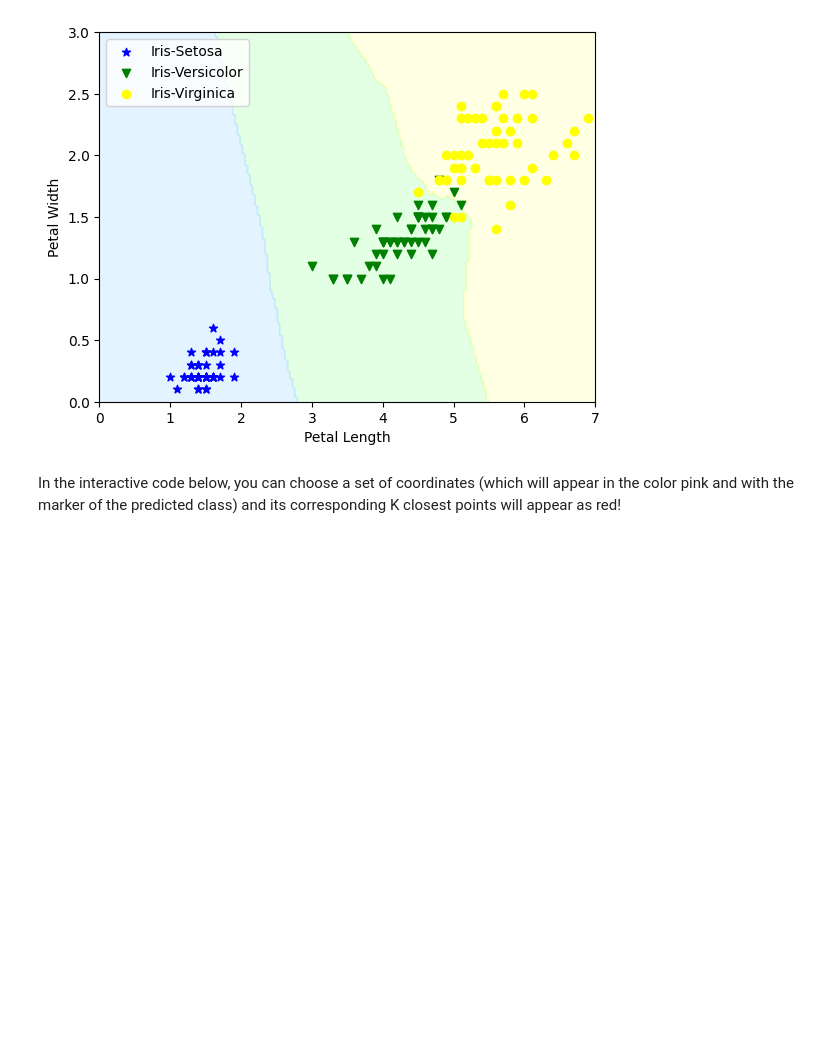
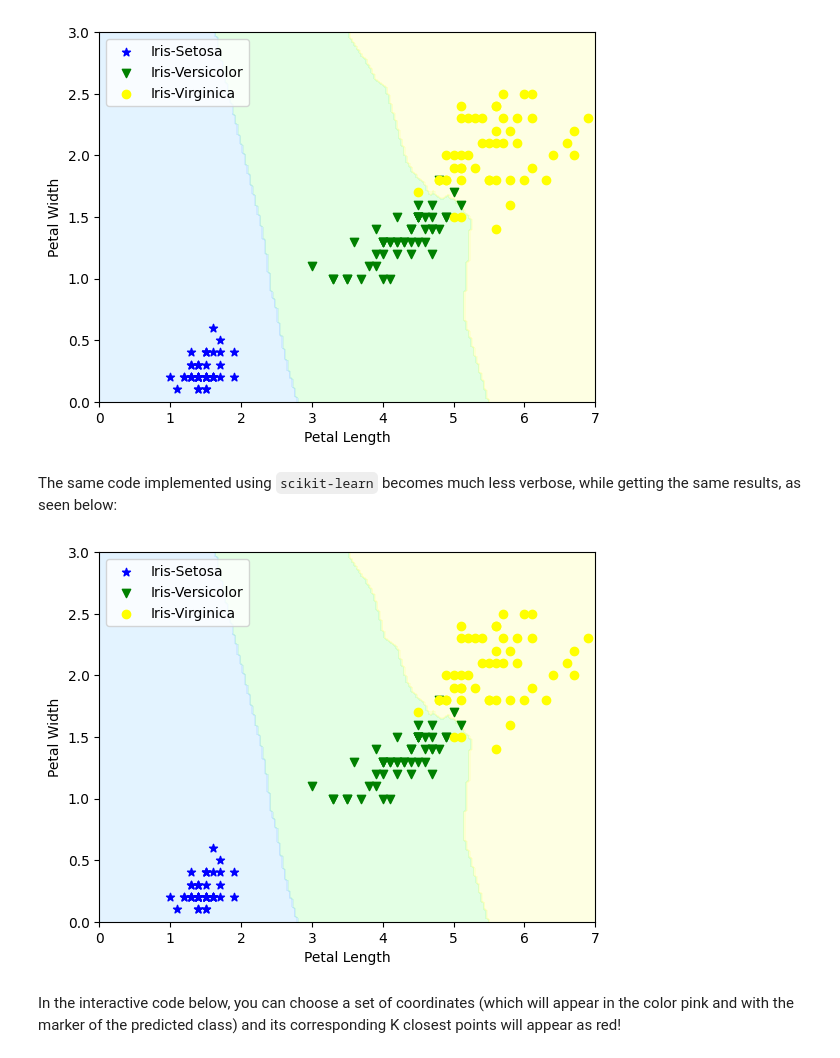
Before and after one commit to davidterroso/ML, a Jupyter notebook: classification/knn.ipynb, the cells around one changed output. Saved outputs shown, nothing was run; the diff lists cells and outputs as text; code cells hidden in the pictures; blank space fills up the shorter version.

Commit message:
sklearn implementation comparison and beginning of tree methods

```diff
--- a/classification/knn.ipynb
+++ b/classification/knn.ipynb
@@ -98,6 +101,56 @@ plt.legend(loc=2)
 plt.show()
 # %% [output]
 [figure]
+# %% [markdown]
+The same code implemented using `scikit-learn` becomes much less verbose, while getting the same results, as seen below:
+# %%
+from typing import cast, Dict
+from sklearn import datasets
+from sklearn.neighbors import KNeighborsClassifier
+import numpy as np
+import matplotlib.pyplot as plt
+from matplotlib.colors import ListedColormap
+
+iris = cast(Dict, datasets.load_iris())
+k = 5
+X = iris["data"][:, 2:]
+y = iris["target"]
+knn_model = KNeighborsClassifier(n_neighbors=k).fit(np.array(X), np.array(y))
+
+x_min, x_max = 0, 7
+y_min, y_max = 0, 3
+
+# Creates a dataset with every point in the plot, to
+# show the predicted class in each set of coordinates
+# and plots it
+xx, yy = np.meshgrid(np.linspace(x_min, x_max, 200),
+                     np.linspace(y_min, y_max, 200))
+
+data_points = np.c_[xx.ravel(), yy.ravel()]
+
+predictions = np.zeros(data_points.shape[0])
+for sample in range(data_points.shape[0]):
+    predictions[sample] = knn_model.predict(np.array([data_points[sample, :]]))[0]
+
+predictions = predictions.reshape(xx.shape)
+
+X_setosa = X[y==0]
+X_versicolor = X[y==1]
+X_virginica = X[y==2]
+
+cmap = ListedColormap(["#a5d8ff", "#a5ffa6", "#feffa5"])
+
+plt.axis((0.,7., 0.,3.))
+plt.contourf(xx, yy, predictions, alpha=0.3, cmap=cmap)
+plt.scatter(X_setosa[:,0], X_setosa[:,1], marker="*", c="blue", label="Iris-Setosa")
+plt.scatter(X_versicolor[:,0], X_versicolor[:,1], marker="v", c="green", label="Iris-Versicolor")
+plt.scatter(X_virginica[:,0], X_virginica[:,1], marker="o", c="yellow", label="Iris-Virginica")
+plt.xlabel("Petal Length")
+plt.ylabel("Petal Width")
+plt.legend(loc=2)
+plt.show()
+# %% [output]
+[figure, added]
 # %% [markdown]
 In the interactive code below, you can choose a set of coordinates (which will appear in the color pink and with the marker of the predicted class) and its corresponding K closest points will appear as red!
 # %%
```
Also changed, not shown: parts of 8 cells of this notebook.
